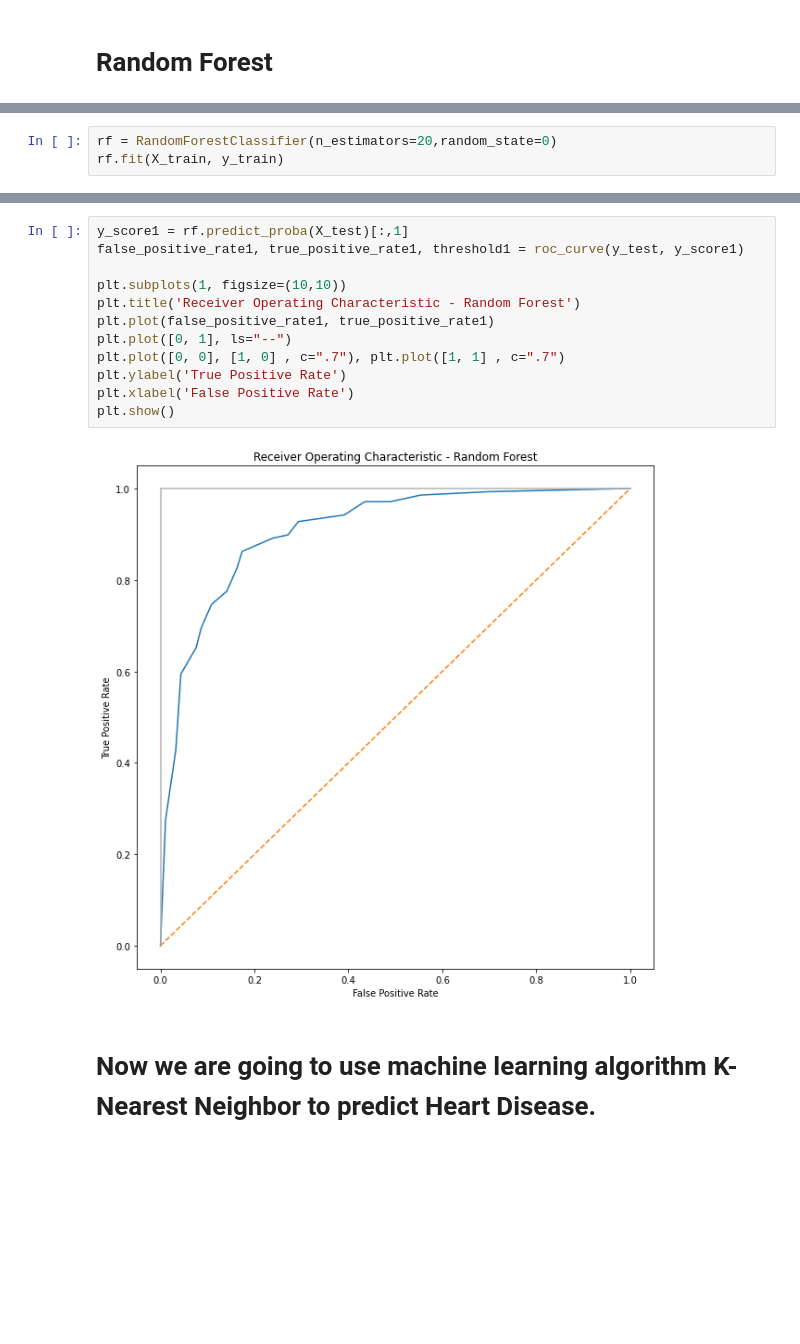
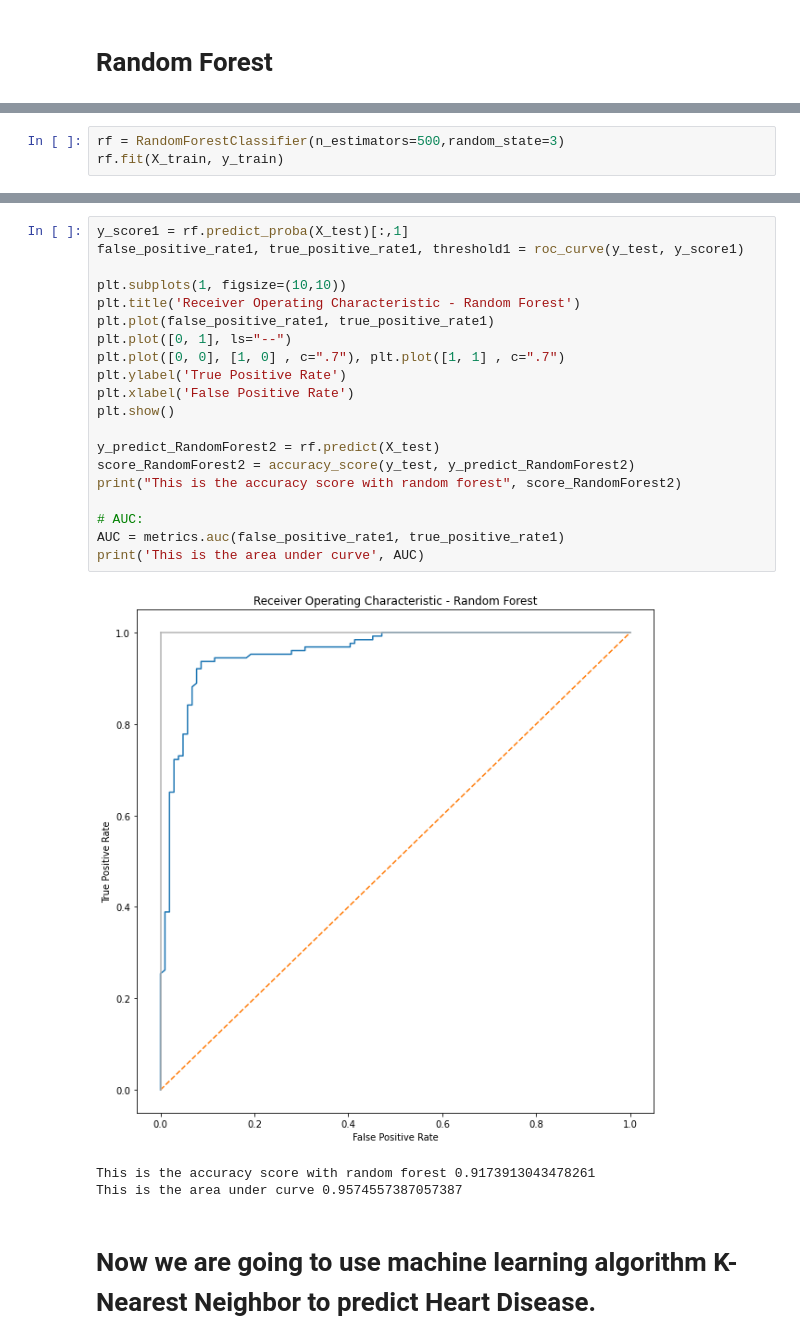
Before and after one commit to Al3zama1/data-final-project, a Jupyter notebook: heart-final-project.ipynb, the cells around one changed output, grey strips where cells are left out. Drawn from its saved outputs; the diff is of its cells as text; blank space fills up the shorter version.

Commit message:
changed parameter values and print accuracy score for random forest

```diff
--- a/heart-final-project.ipynb
+++ b/heart-final-project.ipynb
@@ -341,4 +341,4 @@ X_train, X_test, y_train, y_test = train_test_split(X, y, random_state=0)
 # %%
-rf = RandomForestClassifier(n_estimators=20,random_state=0)
+rf = RandomForestClassifier(n_estimators=500,random_state=3)
 rf.fit(X_train, y_train)
 # %% [output]
@@ -358,17 +358,27 @@ This is one of my twenty decision trees for random forest
 # %%
 y_score1 = rf.predict_proba(X_test)[:,1]
 false_positive_rate1, true_positive_rate1, threshold1 = roc_curve(y_test, y_score1)
 
 plt.subplots(1, figsize=(10,10))
 plt.title('Receiver Operating Characteristic - Random Forest')
 plt.plot(false_positive_rate1, true_positive_rate1)
 plt.plot([0, 1], ls="--")
 plt.plot([0, 0], [1, 0] , c=".7"), plt.plot([1, 1] , c=".7")
 plt.ylabel('True Positive Rate')
 plt.xlabel('False Positive Rate')
 plt.show()
+
+y_predict_RandomForest2 = rf.predict(X_test)
+score_RandomForest2 = accuracy_score(y_test, y_predict_RandomForest2)
+print("This is the accuracy score with random forest", score_RandomForest2)
+
+# AUC:
+AUC = metrics.auc(false_positive_rate1, true_positive_rate1)
+print('This is the area under curve', AUC)
 # %% [output]
-[figure, old version]
+[figure, new version]
+This is the accuracy score with random forest 0.9173913043478261
+This is the area under curve 0.9574557387057387
 # %% [markdown]
 # Now we are going to use machine learning algorithm K-Nearest Neighbor to predict Heart Disease.
 # %%
```
Also changed, not shown: parts of 7 cells of this notebook.
